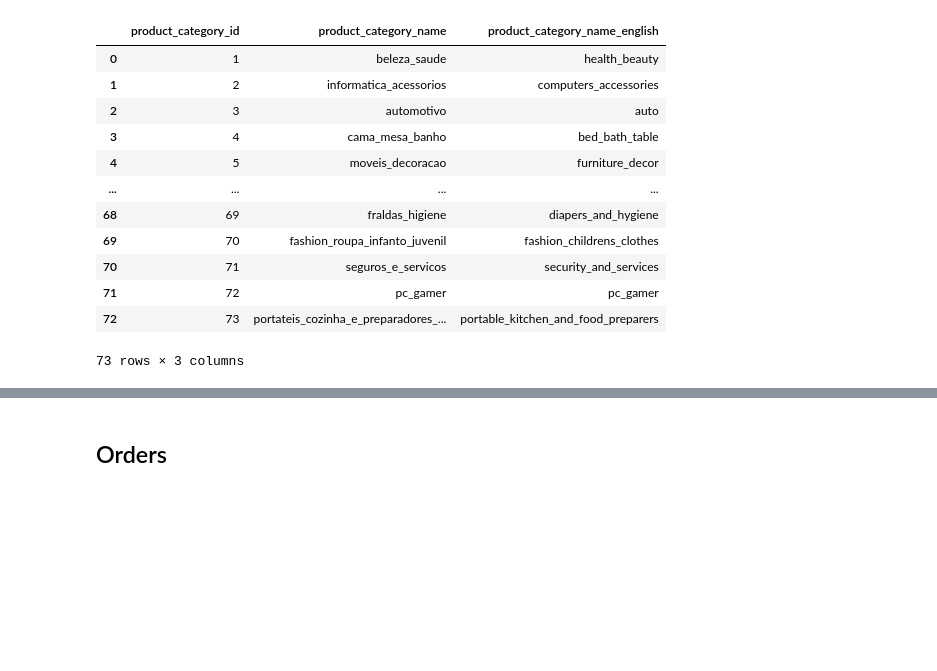
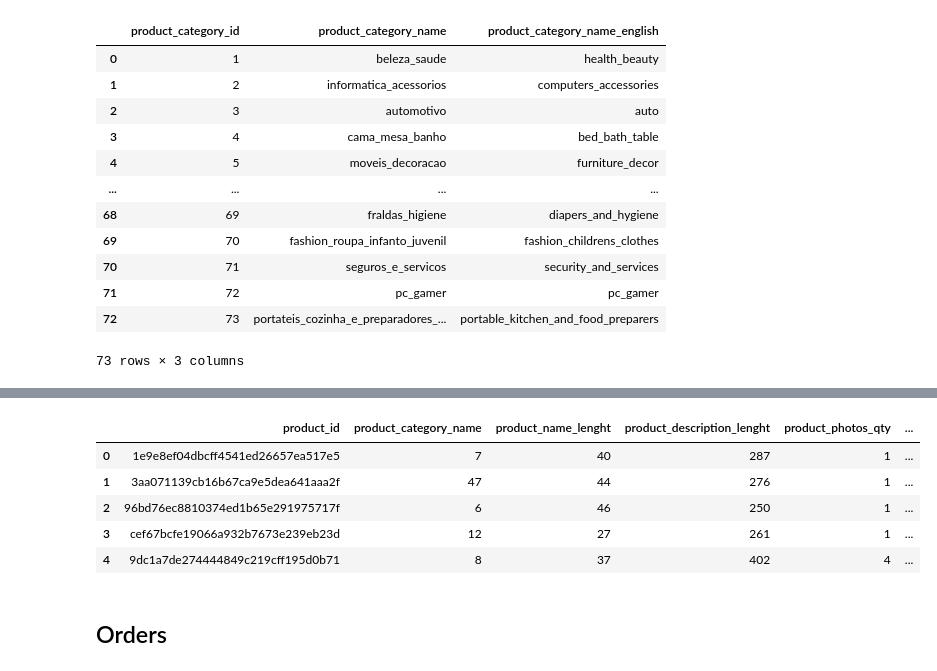
Before and after one commit to b1llywitant0/dbt-semantic-layer-implementation, a Jupyter notebook: analysis/EDA.ipynb, the cells around one changed output, grey strips where cells are left out. Drawn from its saved outputs; the diff is of its cells as text; code cells hidden in the pictures; blank space fills up the shorter version.

```diff
--- a/analysis/EDA.ipynb
+++ b/analysis/EDA.ipynb
@@ -1173 +1196,12 @@ df_products.head()
+# %%
+num_cols_products = df_products.select_dtypes(include=['number']).columns
+df_products[num_cols_products] = df_products[num_cols_products].astype('Int64')
+df_products.head()
+# %% [output]
+|  | product_id | product_category_name | product_name_lenght | product_description_lenght | product_photos_qty | ... |
+| 0 | 1e9e8ef04dbcff4541ed26657ea517e5 | 7 | 40 | 287 | 1 | ... |
+| 1 | 3aa071139cb16b67ca9e5dea641aaa2f | 47 | 44 | 276 | 1 | ... |
+| 2 | 96bd76ec8810374ed1b65e291975717f | 6 | 46 | 250 | 1 | ... |
+| 3 | cef67bcfe19066a932b7673e239eb23d | 12 | 27 | 261 | 1 | ... |
+| 4 | 9dc1a7de274444849c219cff195d0b71 | 8 | 37 | 402 | 4 | ... |
 # %%
```
Also changed, not shown: parts of 23 cells of this notebook, 18 other files.
